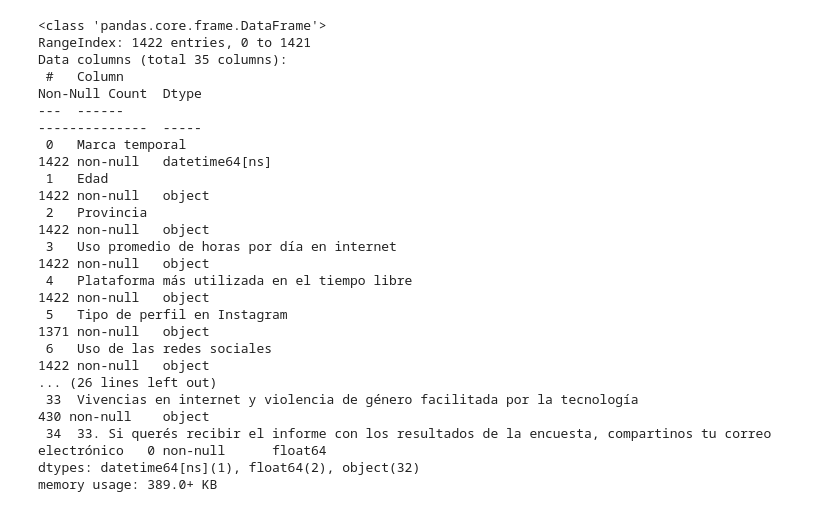
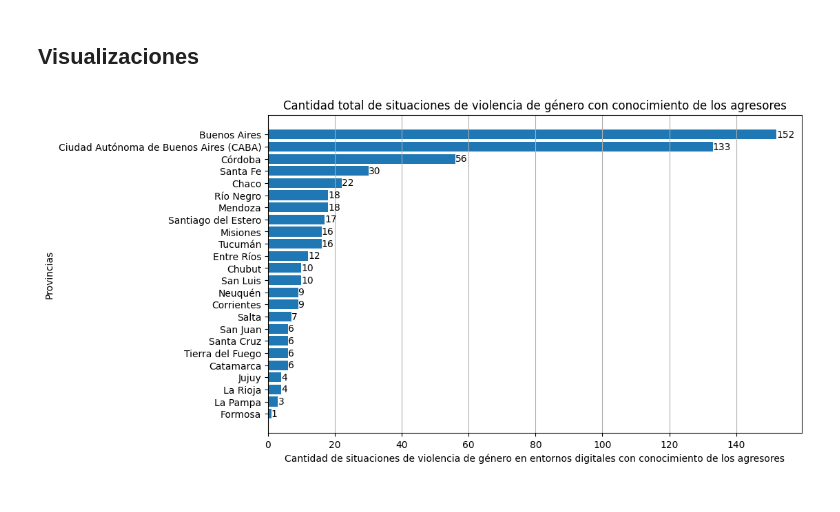
Before and after one commit to Claudio-Ferriz/Proyecto-de-Violencia-de-Genero-Digital, a Jupyter notebook: Proyecto_Datos_y_Género.ipynb, the cells around one changed output. Cells and saved outputs as stored; diff of their text form; code cells hidden in the pictures.

```diff
--- a/Proyecto_Datos_y_Género.ipynb
+++ b/Proyecto_Datos_y_Género.ipynb
@@ -39,0 +106,23 @@ df_sd
+# %%
+NOA = ['Santiago del Estero', 'Salta', 'Tucumán', 'Jujuy', 'Catamarca']
+
+NEA = ['Misiones', 'Corrientes', 'Santa Fe', 'Chaco', 'Entre Ríos', 'Formosa']
+
+Centro = ['Ciudad Autónoma de Buenos Aires (CABA)', 'Buenos Aires',  'Córdoba']
+
+Cuyo = ['San Luis', 'San Juan', 'Mendoza', 'La Rioja']
+
+Patagonia_Norte = ['Río Negro', 'La Pampa', 'Neuquén']
+
+Patagonia_Sur = ['Santa Cruz', 'Tierra del Fuego', 'Chubut']
+
+condiciones = [
+    df_sd['Provincia'].isin(NOA),
+    df_sd['Provincia'].isin(NEA),
+    df_sd['Provincia'].isin(Centro),
+    df_sd['Provincia'].isin(Cuyo),
+    df_sd['Provincia'].isin(Patagonia_Norte),
+    df_sd['Provincia'].isin(Patagonia_Sur)
+]
+
+df_sd['Región'] = np.select(condiciones,['NOA', 'NEA', 'Centro', 'Cuyo', 'Patagonia_Norte', 'Patagonia_Sur'], default= 'Otros')
@@ -129,20 +165,25 @@ df_sd
-# %%
-df_sd.info()
-# %% [output]
-<class 'pandas.core.frame.DataFrame'>
-RangeIndex: 1422 entries, 0 to 1421
-Data columns (total 35 columns):
- #   Column                                                                                                  Non-Null Count  Dtype
----  ------                                                                                                  --------------  -----
- 0   Marca temporal                                                                                          1422 non-null   datetime64[ns]
- 1   Edad                                                                                                    1422 non-null   object
- 2   Provincia                                                                                               1422 non-null   object
- 3   Uso promedio de horas por día en internet                                                               1422 non-null   object
- 4   Plataforma más utilizada en el tiempo libre                                                             1422 non-null   object
- 5   Tipo de perfil en Instagram                                                                             1371 non-null   object
- 6   Uso de las redes sociales                                                                               1422 non-null   object
-... (26 lines left out)
- 33  Vivencias en internet y violencia de género facilitada por la tecnología                                430 non-null    object
- 34  33. Si querés recibir el informe con los resultados de la encuesta, compartinos tu correo electrónico   0 non-null      float64
-dtypes: datetime64[ns](1), float64(2), object(32)
-memory usage: 389.0+ KB
+# %% [markdown]
+## Visualizaciones
+# %%
+df_sd_total_provincias = df_sd.groupby('Provincia', as_index=False)['Si existe conocimiento de la persona o grupo que llevo a cabo la acción'].count()
+
+df_sd_total_provincias = df_sd_total_provincias.sort_values('Si existe conocimiento de la persona o grupo que llevo a cabo la acción', ascending=True)
+
+plt.figure(figsize=(10,6))
+
+plt.barh(
+    df_sd_total_provincias['Provincia'],
+    df_sd_total_provincias['Si existe conocimiento de la persona o grupo que llevo a cabo la acción']
+)
+
+plt.xlabel('Cantidad de situaciones de violencia de género en entornos digitales con conocimiento de los agresores')
+plt.ylabel('Provincias')
+plt.title('Cantidad total de situaciones de violencia de género con conocimiento de los agresores')
+plt.grid(axis='x')
+
+for index, value in enumerate(df_sd_total_provincias['Si existe conocimiento de la persona o grupo que llevo a cabo la acción']):
+    plt.text(value, index, str(value), va='center')
+
+plt.show()
+# %% [output]
+[figure, added]
```
Also changed, not shown: parts of 19 cells of this notebook.
